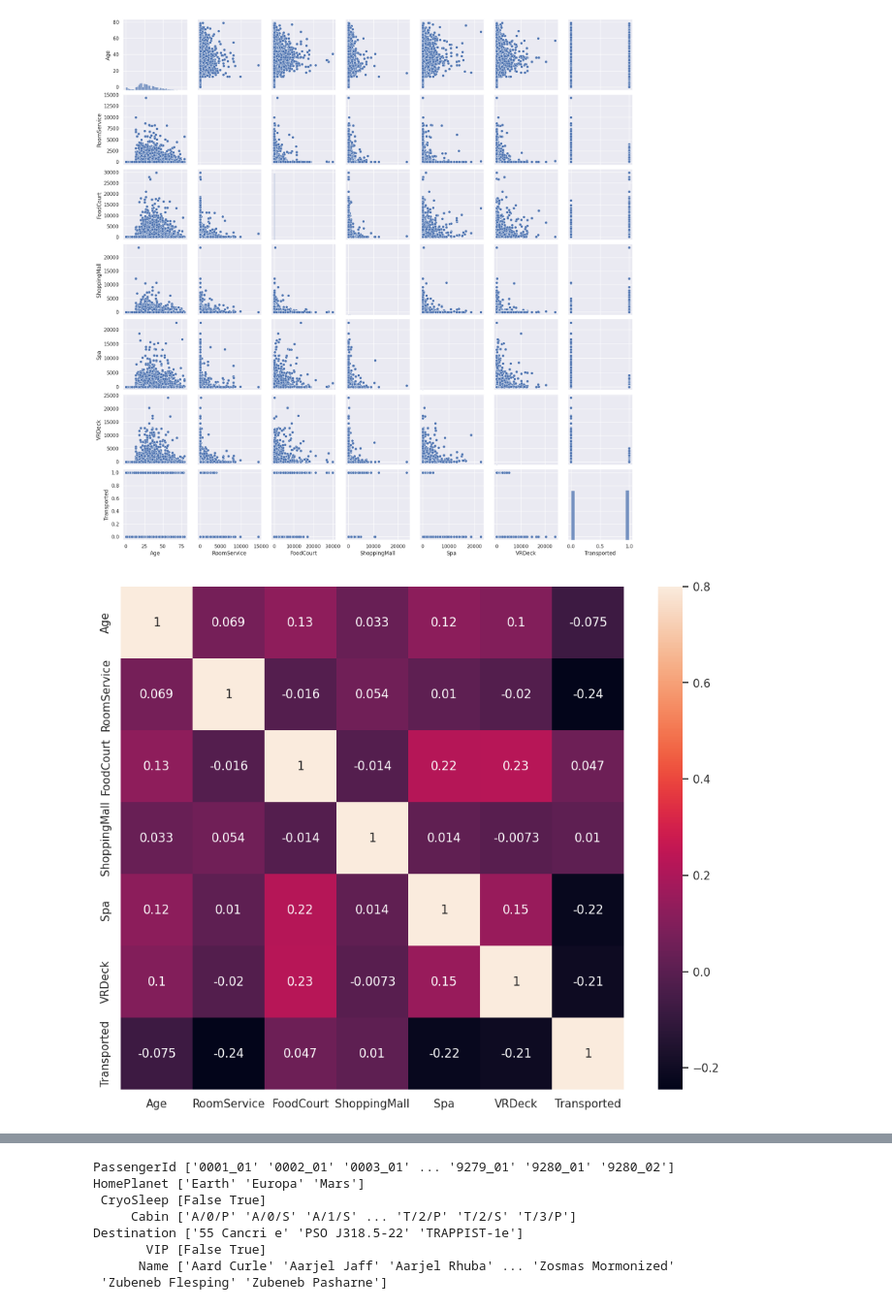
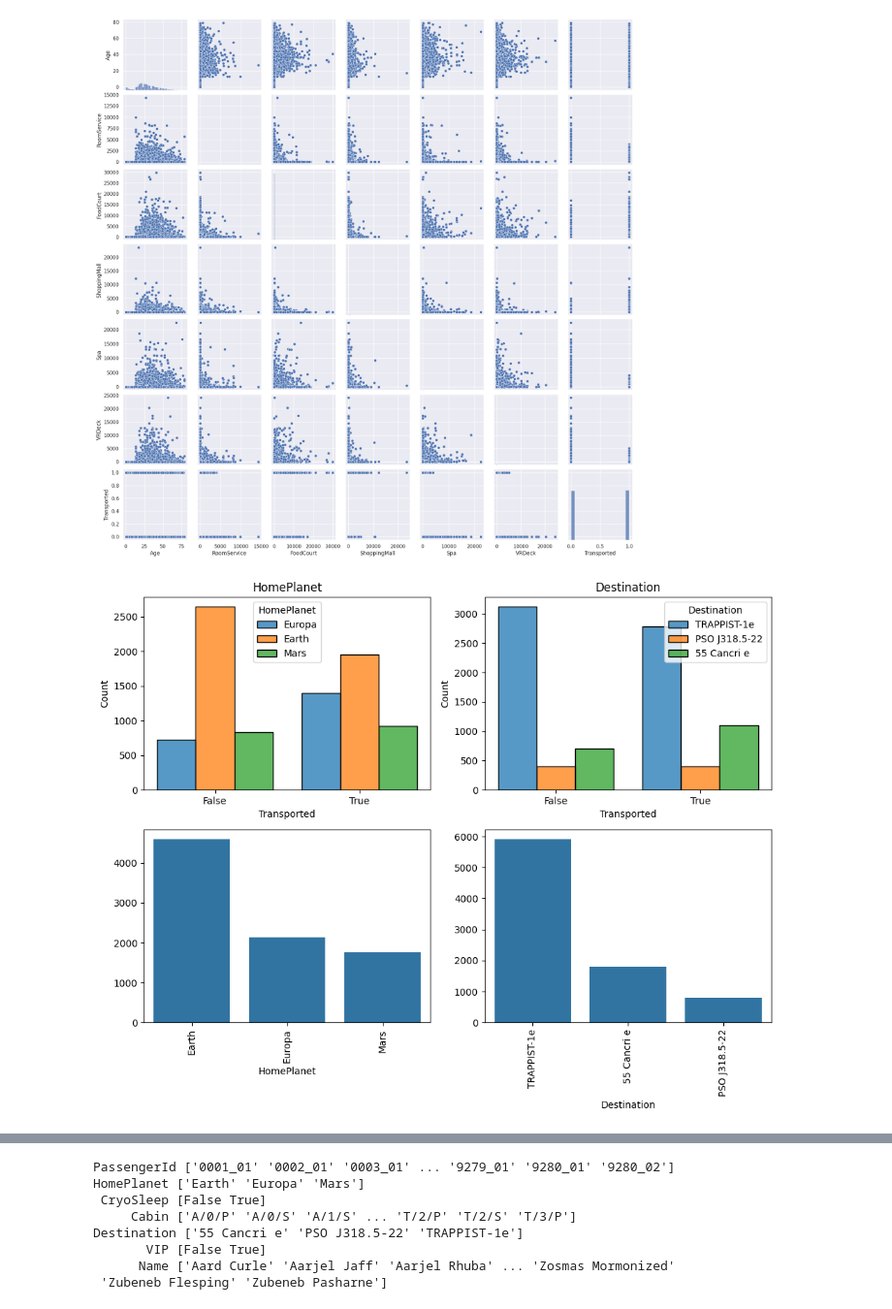
Before and after one commit to Sam-eb/Modelos-1-2026-2, a Jupyter notebook: Proyecto_Modelos_1.ipynb, the cells around one changed output, grey strips where cells are left out. Shown at 97% size. Cells and saved outputs as stored; diff of their text form; code cells hidden in the pictures.

```diff
--- a/Proyecto_Modelos_1.ipynb
+++ b/Proyecto_Modelos_1.ipynb
@@ -47,3 +39,0 @@ adicional podemos ver las primeras 5 entradas de nuestros datos.
-# %%
-data_set = pd.read_csv("/content/train.csv")
-data_set.head()
@@ -167,9 +150,23 @@ sns.pairplot(data_set[cols])
 # %% [output]
 <seaborn.axisgrid.PairGrid at 0x...>
 [figure]
-# %%
-corrmat = data_set._get_numeric_data().corr()
-f, ax = plt.subplots(figsize=(12, 9))
-sns.heatmap(corrmat,annot = True, vmax=.8, square=True);
-# %% [output]
-[figure, removed]
+# %%
+plt.figure(figsize=(20,8))
+for i, c in enumerate(["HomePlanet","Destination"]):
+
+    plt.subplot(2, 4, i+1)
+    k = data_set[[c, "Transported"]].dropna().copy()
+    k["Transported"] = k["Transported"].astype(str)  # <- clave: lo vuelve categórico
+
+    sns.histplot(data=k, x="Transported", hue=c, multiple="dodge", shrink=0.8)
+    plt.title(c)
+
+    plt.subplot(2, 4, i+5)
+    vc = data_set[c].dropna().value_counts()
+    sns.barplot(x=vc.index, y=vc.values)
+    plt.xticks(range(len(vc)), vc.index, rotation="vertical")
+
+plt.tight_layout()
+plt.show()
+# %% [output]
+[figure, added]
```
Also changed, not shown: parts of 8 cells of this notebook.
